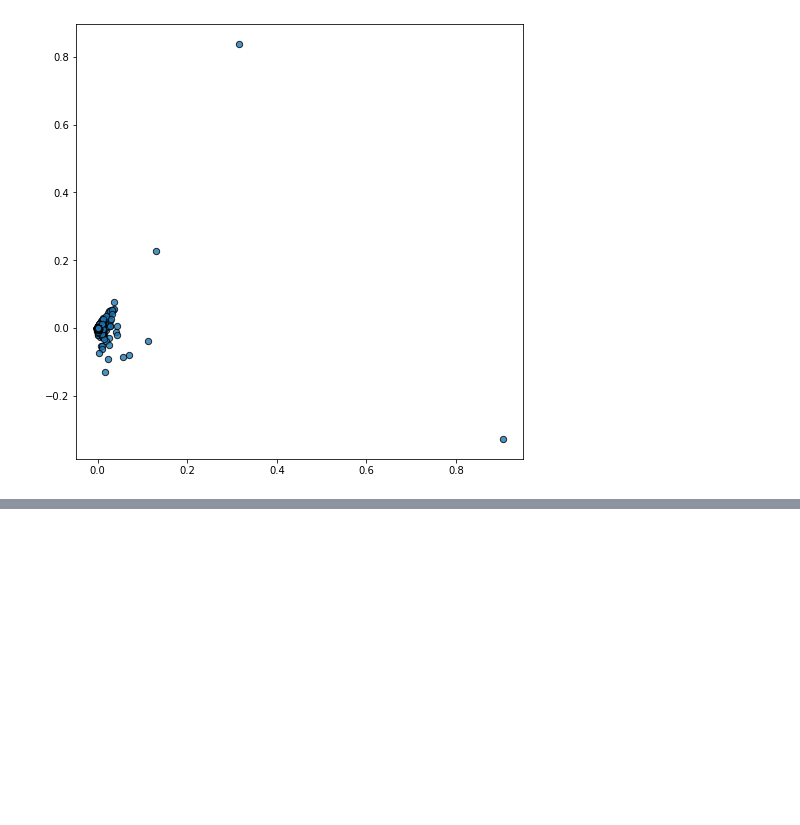
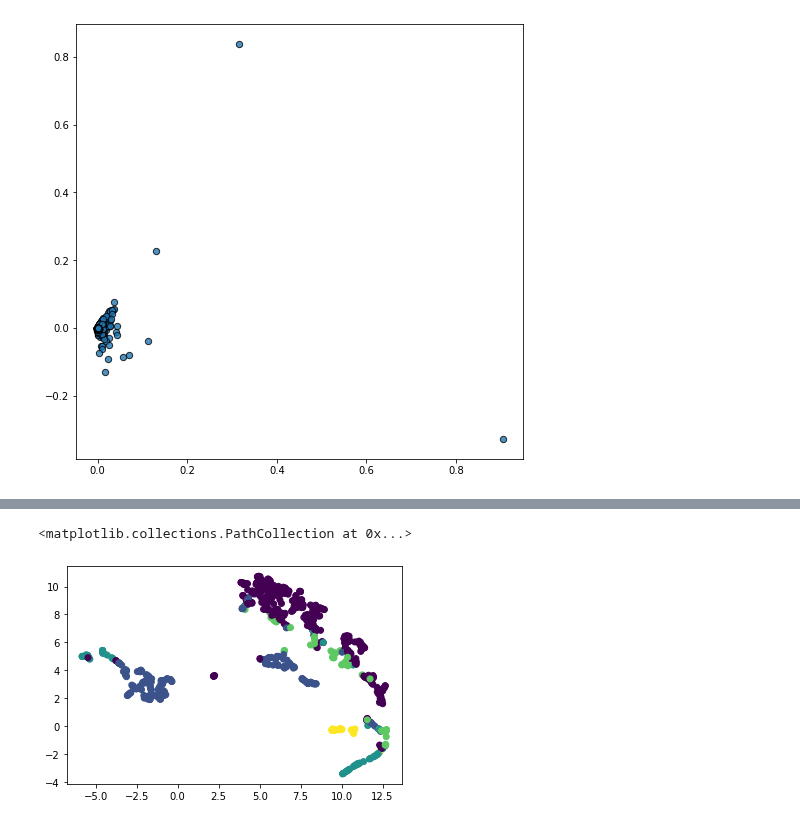
Before and after one commit to gabrielkassjohnson/parameter-free-topological-clustering, a Jupyter notebook: Clustering RNASeq Data with Pogo.ipynb, the cells around one changed output, grey strips where cells are left out. Drawn from its saved outputs; the diff is of its cells as text; code cells hidden in the pictures; blank space fills up the shorter version.

```diff
--- a/Clustering RNASeq Data with Pogo.ipynb
+++ b/Clustering RNASeq Data with Pogo.ipynb
@@ -172 +225,6 @@ is_valid_dm(mdist)
+# %%
+plt.scatter(umap_embedding[:,0], umap_embedding[:,1],c=y)
+# %% [output]
+<matplotlib.collections.PathCollection at 0x...>
+[figure, added]
 # %%
```
Also changed, not shown: parts of 20 cells of this notebook.
